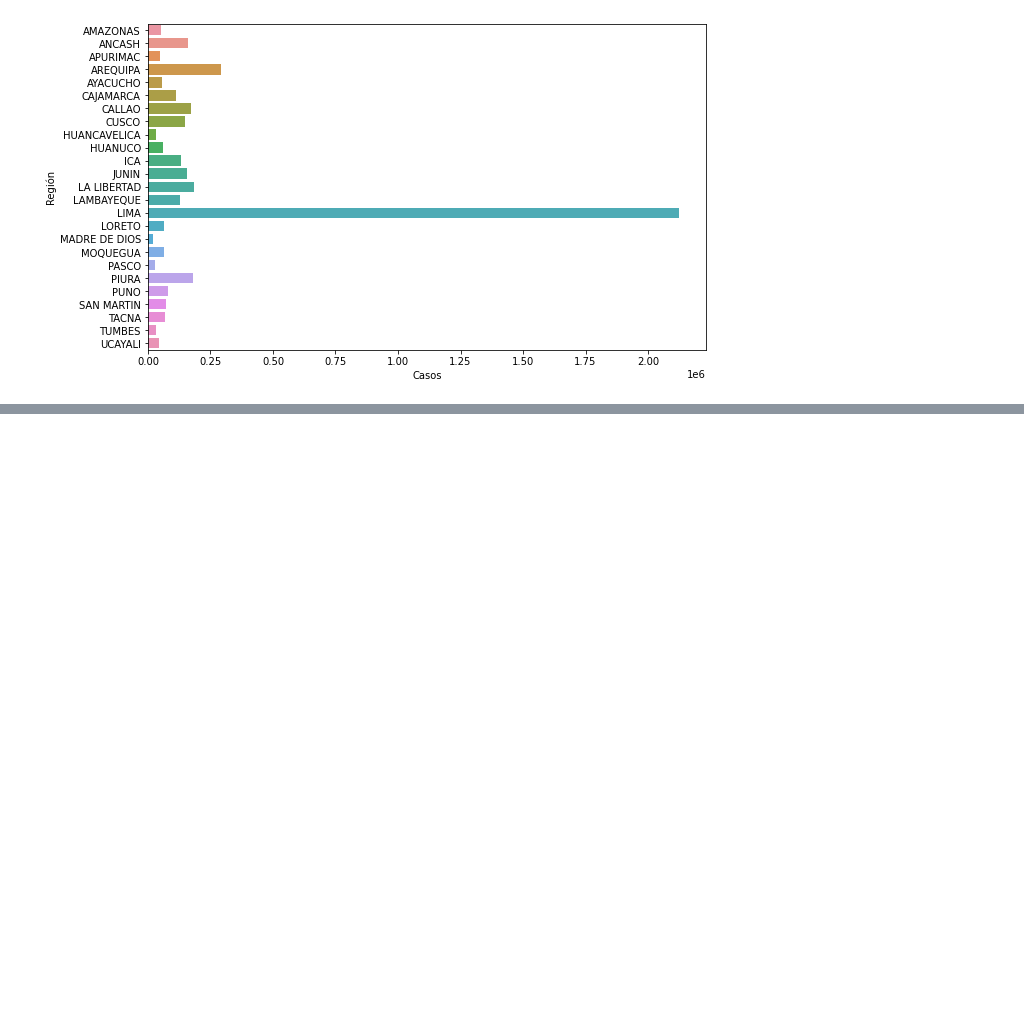
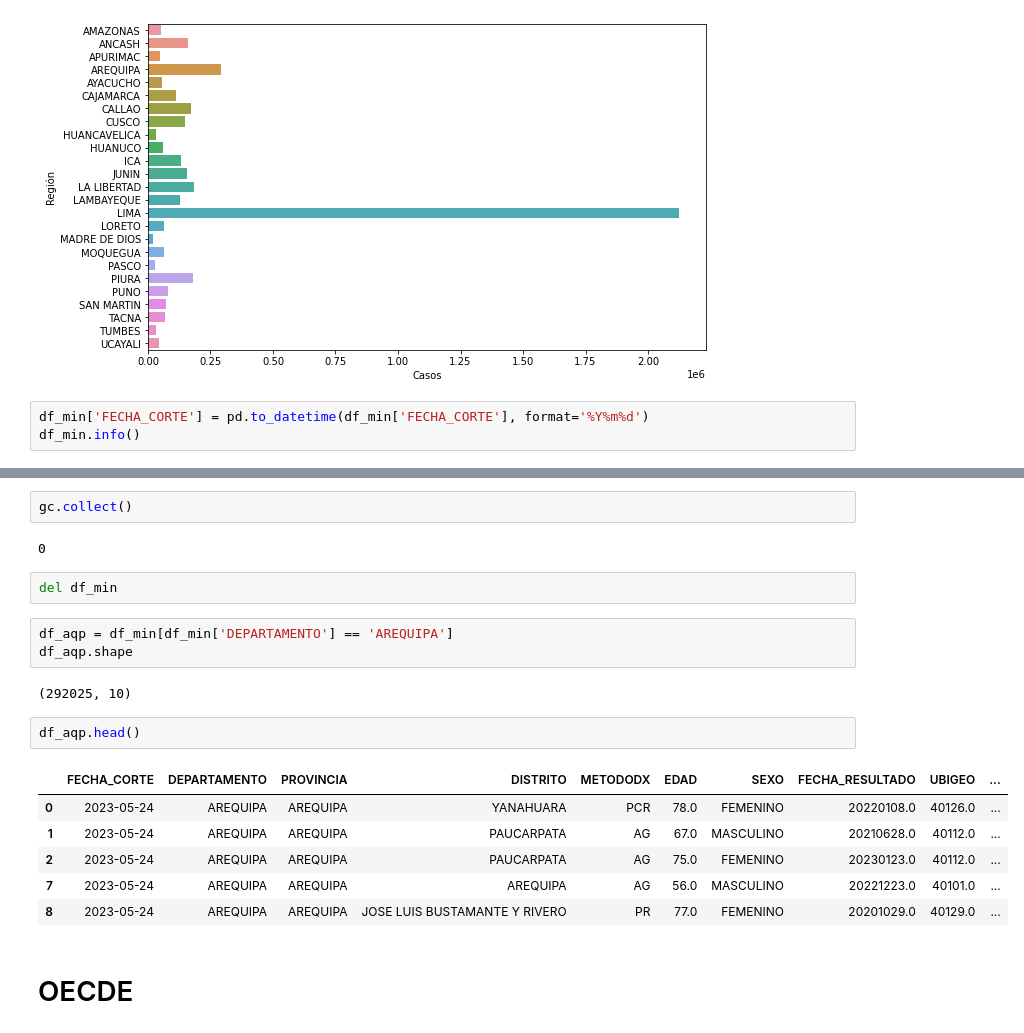
Before and after one commit to luismoroco/ML-Research-UNSA-UOKlahoma, a Jupyter notebook: visualization/main.ipynb, the cells around one changed output, grey strips where cells are left out. Cells and saved outputs as stored; diff of their text form; blank space fills up the shorter version.

```diff
--- a/visualization/main.ipynb
+++ b/visualization/main.ipynb
@@ -160,3 +160,6 @@ plt.ylabel('Región')
 plt.show()
 # %% [output]
 [figure]
+# %%
+df_min['FECHA_CORTE'] = pd.to_datetime(df_min['FECHA_CORTE'], format='%Y%m%d')
+df_min.info()
@@ -162,0 +191,22 @@ plt.show()
+# %%
+gc.collect()
+# %% [output]
+0
+# %%
+del df_min
+# %%
+df_aqp = df_min[df_min['DEPARTAMENTO'] == 'AREQUIPA']
+df_aqp.shape
+# %% [output]
+(292025, 10)
+# %%
+df_aqp.head()
+# %% [output]
+|  | FECHA_CORTE | DEPARTAMENTO | PROVINCIA | DISTRITO | METODODX | EDAD | SEXO | FECHA_RESULTADO | UBIGEO | ... |
+| 0 | 2023-05-24 | AREQUIPA | AREQUIPA | YANAHUARA | PCR | 78.0 | FEMENINO | 20220108.0 | 40126.0 | ... |
+| 1 | 2023-05-24 | AREQUIPA | AREQUIPA | PAUCARPATA | AG | 67.0 | MASCULINO | 20210628.0 | 40112.0 | ... |
+| 2 | 2023-05-24 | AREQUIPA | AREQUIPA | PAUCARPATA | AG | 75.0 | FEMENINO | 20230123.0 | 40112.0 | ... |
+| 7 | 2023-05-24 | AREQUIPA | AREQUIPA | AREQUIPA | AG | 56.0 | MASCULINO | 20221223.0 | 40101.0 | ... |
+| 8 | 2023-05-24 | AREQUIPA | AREQUIPA | JOSE LUIS BUSTAMANTE Y RIVERO | PR | 77.0 | FEMENINO | 20201029.0 | 40129.0 | ... |
+# %% [markdown]
+# OECDE
```
Also changed, not shown: parts of 42 cells of this notebook, 4 other files.
